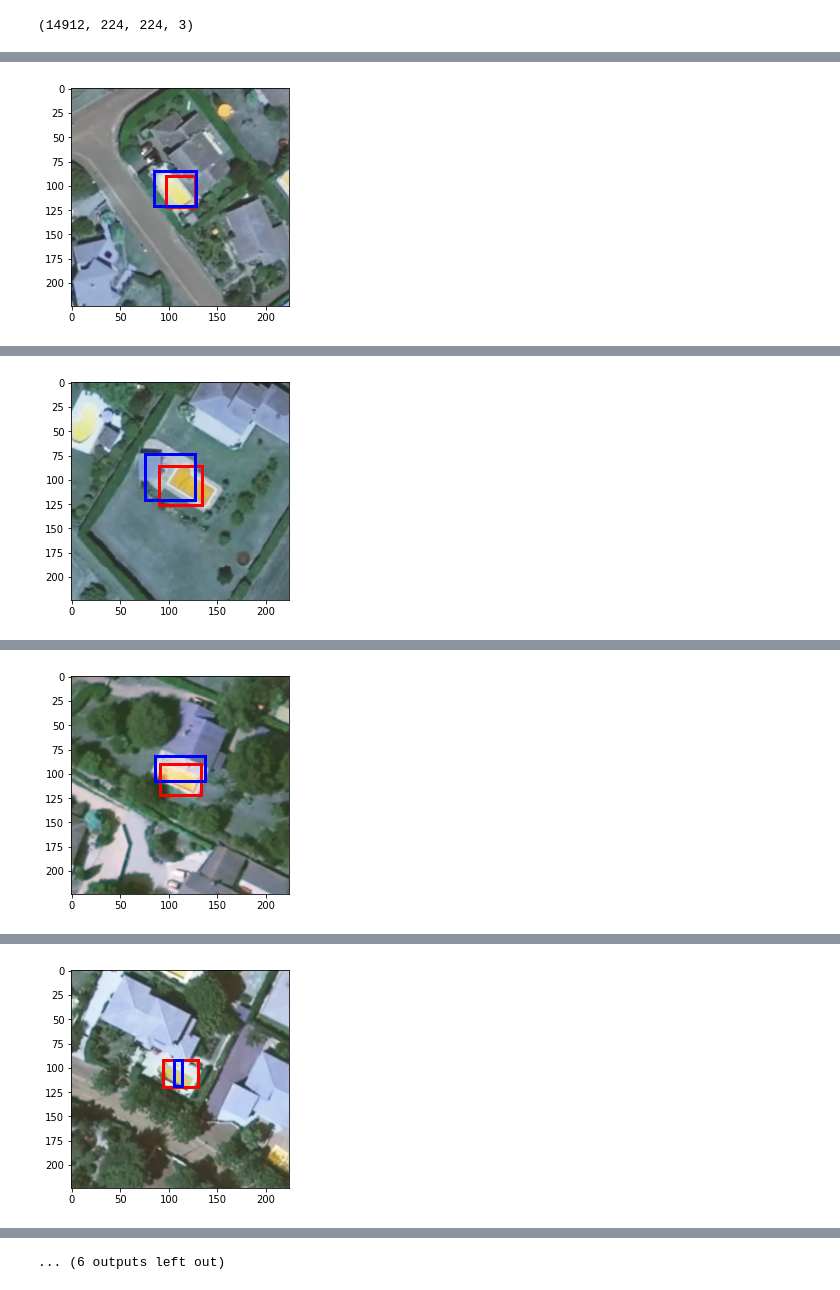
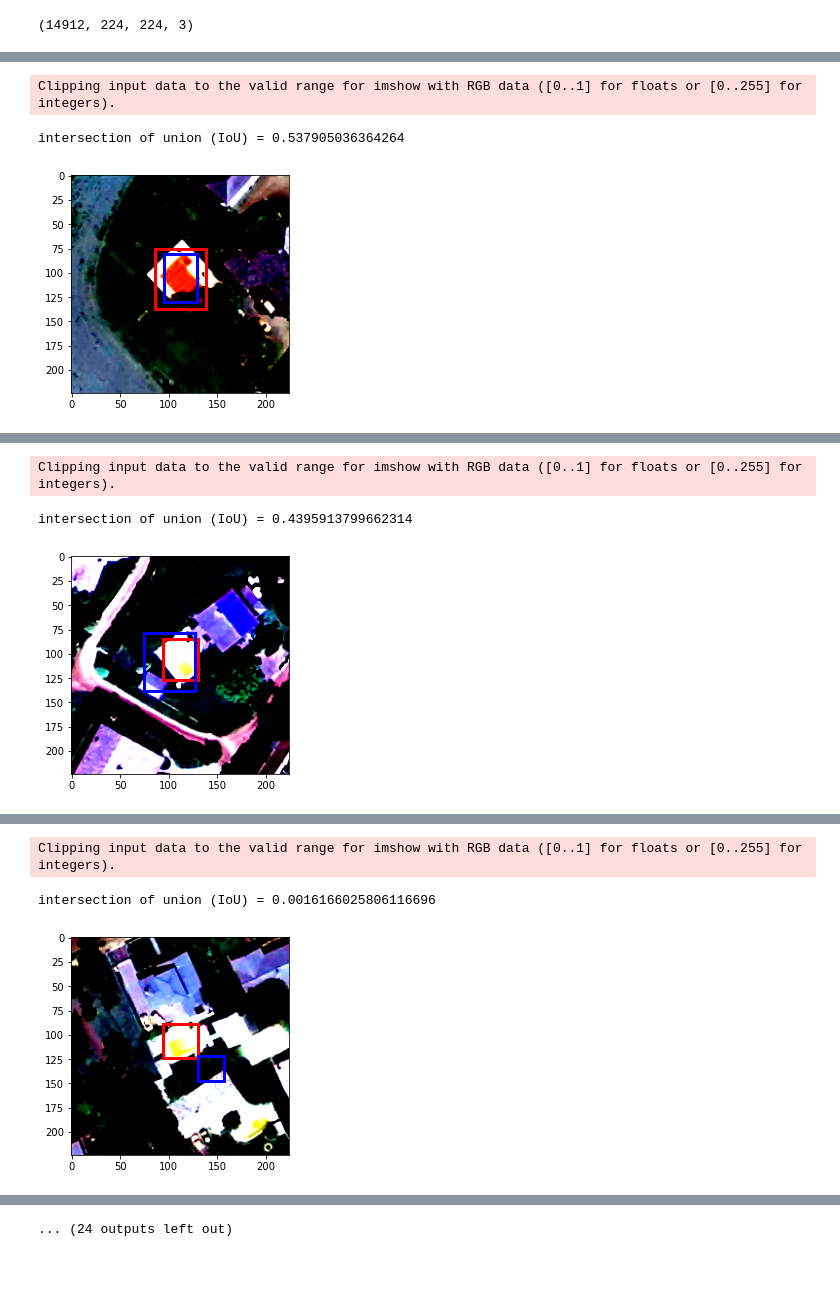
Before and after one commit to Ariathor/AdvancedAnalytics2022, a Jupyter notebook: Assignment_2_new.ipynb, the cells around one changed output, grey strips where cells are left out. Drawn from its saved outputs; the diff is of its cells as text; code cells hidden in the pictures.

Commit message:
increased size of training data, normalized input, added early stopping

```diff
--- a/Assignment_2_new.ipynb
+++ b/Assignment_2_new.ipynb
@@ -114,7 +114,7 @@ x_interim, x_eval, y_interim, y_eval = train_test_split(img_data,
                                                         random_state=52)
 # split remaining data into train and test sets
 x_train,x_test,y_train,y_test=train_test_split(x_interim,
-                                               y_interim,test_size=0.4,
+                                               y_interim,test_size=0.25,
                                                random_state=52)
 # examine number of samples in train, test, and validation sets
 print('x_train shape:', x_train.shape)
@@ -158,16 +169,21 @@ from tensorflow.keras.applications.mobilenet_v2 import MobileNetV2, preprocess_i
 from tensorflow.keras.applications.resnet50 import ResNet50, preprocess_input
 from tensorflow.keras.applications.xception import Xception, preprocess_input
 from tensorflow.keras import backend as K
-from tensorflow.keras.layers import Dense, GlobalAveragePooling2D, Dropout, Flatten
+from tensorflow.keras.layers import Dense, GlobalAveragePooling2D, Dropout, Flatten, Normalization
+from tensorflow.keras.callbacks import EarlyStopping
 from tensorflow.keras.models import Model, Sequential
 from tensorflow.keras.preprocessing.image import ImageDataGenerator
 from tensorflow.keras.utils import to_categorical
 
 base_model = MobileNetV2(weights='imagenet', include_top=False, input_shape=(target_size[0], target_size[1], 3))
 base_model.trainable=False
-chopped_mobilenet = Model(inputs=[base_model.input], outputs=[base_model.layers[90].output])
+standard = Normalization()
+standard.adapt(x_train)
+
+chopped_mobilenet = Model(inputs= [base_model.input], outputs=[base_model.layers[90].output])
 localization_output = Flatten()(chopped_mobilenet.output)
 localization_output = Dense(units=4, activation='relu')(localization_output)
 model = Model(inputs=[chopped_mobilenet.input], outputs=localization_output)
+early_stopping = EarlyStopping(monitor='val_loss')
 model.summary()
 # %% [output]
@@ -188,15 +204,20 @@ Total params: 574,404
 Trainable params: 301,060
 Non-trainable params: 273,344
 __________________________________________________________________________________________________
+# %%
+#Normalize input
+standard = Normalization()
+standard.adapt(x_train)
 # %%
 model.compile(optimizer='Adam',
               metrics=['accuracy'],
               loss='mse')
 # %%
-history=model.fit(x_train, y_train,
-          validation_data=(x_test, y_test),
+history=model.fit(standard(x_train), y_train,
+          validation_data=(standard(x_test), y_test),
           batch_size=32,
           epochs=10,
-          verbose=1)
+          verbose=1,
+          callbacks=[early_stopping])
 # %% [output]
 Epoch 1/10
@@ -248,7 +253,7 @@ plot_training_history(history,model)
 # red box is the real box, while blue box is the predicted box
 for _ in range(9):
  i = np.random.randint(len(x_eval))
- img=x_eval[i]
+ img=standard(x_eval)[i]
  img_input=img[None]
  true_bounding=y_eval[i]
  pred=model.predict(img_input)
@@ -260 +264,3 @@ intersection of union (IoU) = 0.5877960648547265
+Clipping input data to the valid range for imshow with RGB data ([0..1] for floats or [0..255] for integers).
+intersection of union (IoU) = 0.537905036364264
-[figure, old version]
+[figure, new version]
@@ -263 +268,3 @@ intersection of union (IoU) = 0.4467500195057294
+Clipping input data to the valid range for imshow with RGB data ([0..1] for floats or [0..255] for integers).
+intersection of union (IoU) = 0.4395913799662314
-[figure, old version]
+[figure, new version]
@@ -266 +272,3 @@ intersection of union (IoU) = 0.39174699539165353
+Clipping input data to the valid range for imshow with RGB data ([0..1] for floats or [0..255] for integers).
+intersection of union (IoU) = 0.0016166025806116696
-[figure, old version]
+[figure, new version]
@@ -269 +274,0 @@ intersection of union (IoU) = 0.23267707252679018
-[figure, removed]
@@ -276,2 +275,2 @@ intersection of union (IoU) = 0.3863758361018776
-... (6 outputs left out)
+... (24 outputs left out)
 # %%
```
Also changed, not shown: parts of 11 cells of this notebook.
